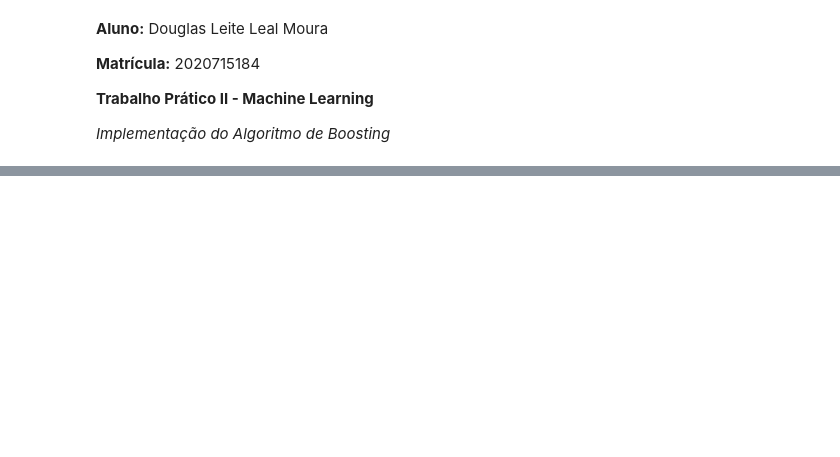
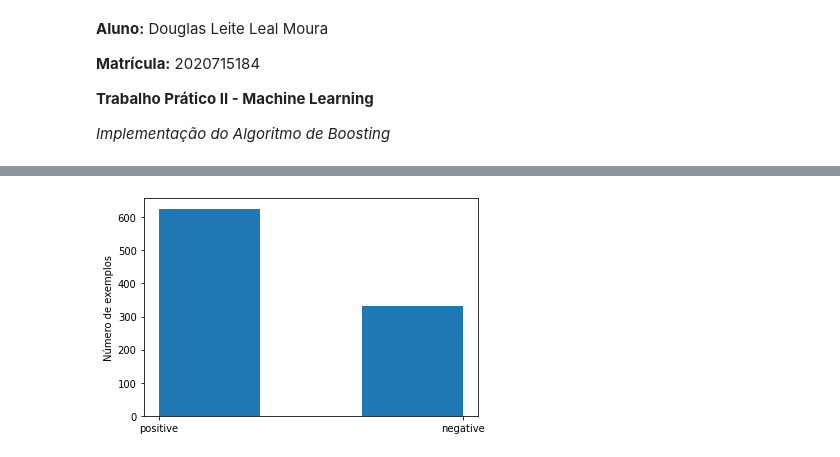
Before and after one commit to douglasllmoura/ufmg-ml, a Jupyter notebook: TP2_Implementacao_Boosting.ipynb, the cells around one changed output, grey strips where cells are left out. Drawn from its saved outputs; the diff is of its cells as text; code cells hidden in the pictures; blank space fills up the shorter version.

```diff
--- a/TP2_Implementacao_Boosting.ipynb
+++ b/TP2_Implementacao_Boosting.ipynb
@@ -59,0 +121,11 @@ data
+# %%
+# remove a coluna 9, pois ele e a classe que queremos predizer.
+X = data.drop(9, axis=1)
+y = data[9].copy()
+
+# one-hot encoder
+encoder = OneHotEncoder()
+X = encoder.fit_transform(X).toarray()
+
+# separa em treino e teste.
+X_train, X_test, y_train, y_test = train_test_split(X, y, test_size=0.3, random_state=123, shuffle=True)
@@ -59,0 +138,7 @@ data
+# %%
+# plota um histograma da distribuição de y.
+plt.hist(y, bins=3)
+plt.ylabel('Número de exemplos')
+plt.show()
+# %% [output]
+[figure, added]
```
Also changed, not shown: parts of 31 cells of this notebook.
